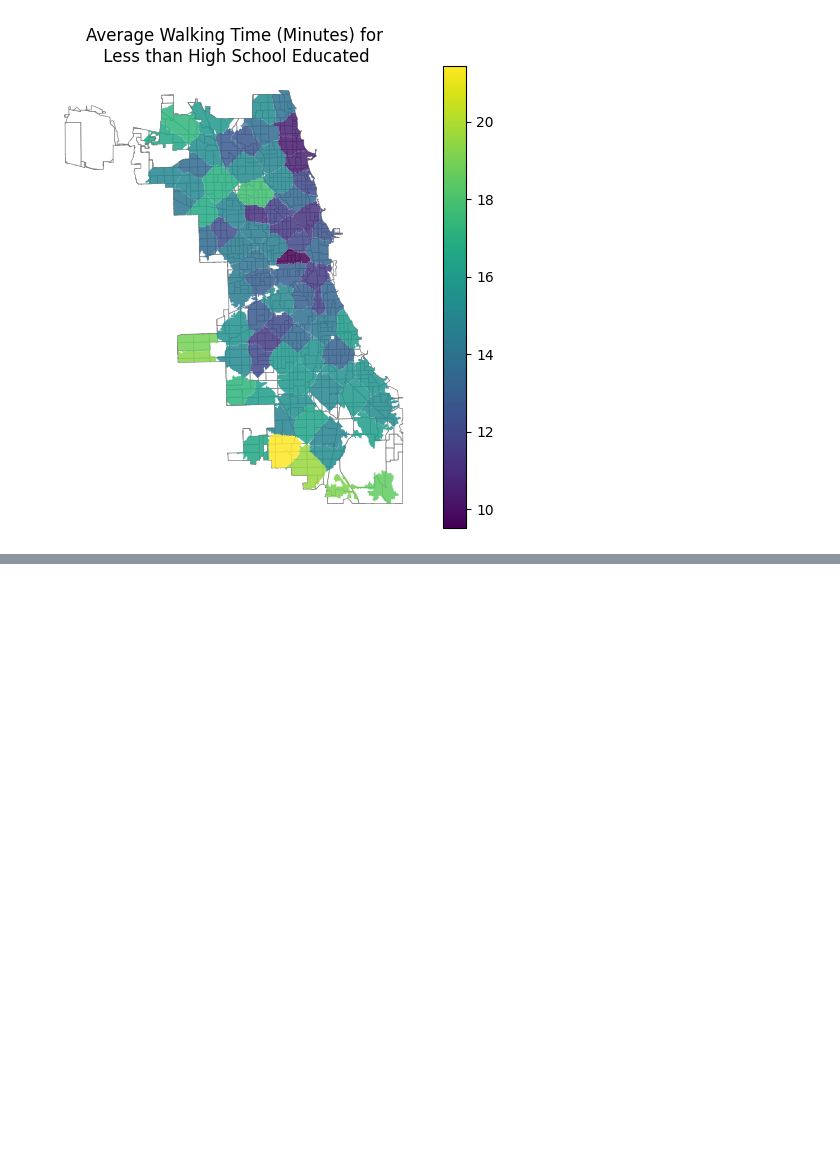
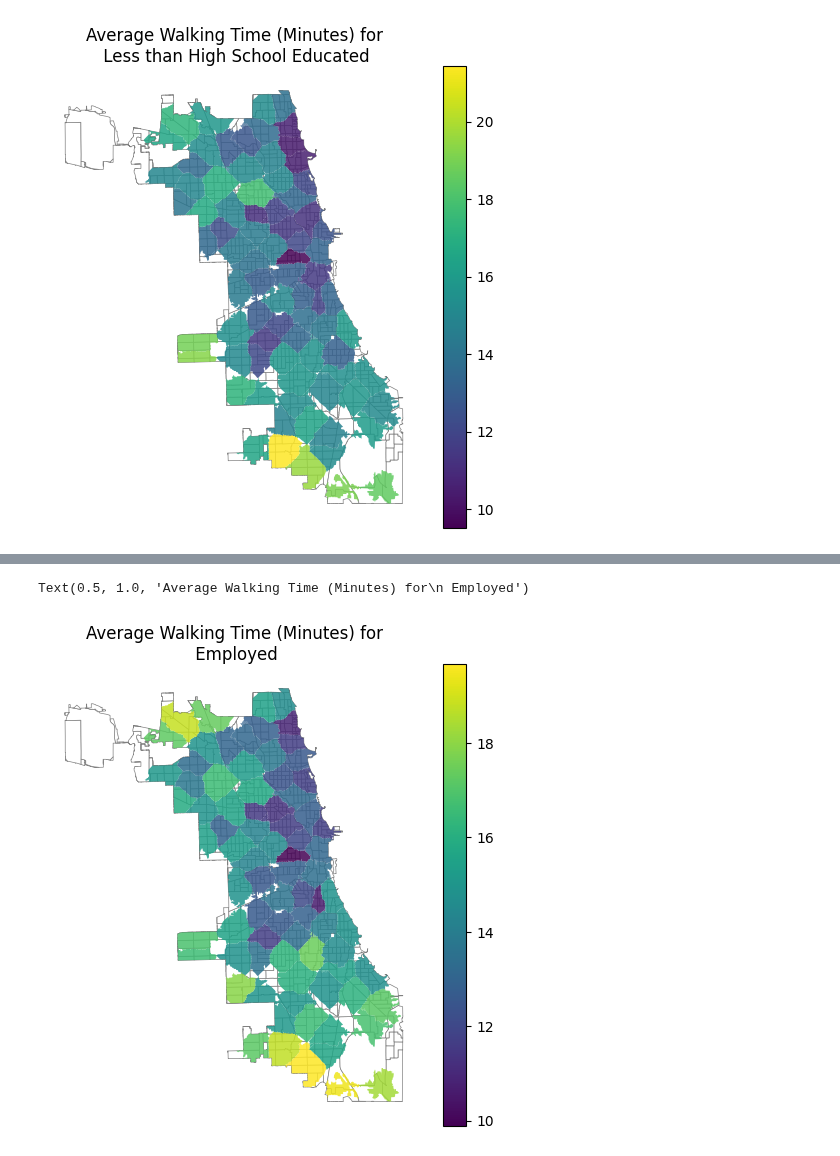
Before and after one commit to Rajvishah12/cpl_project, a Jupyter notebook: can-summer-2023/library neighborhoods/avgTravelTime/avgTravelTimeHeatMaps.ipynb, the cells around one changed output, grey strips where cells are left out. Saved outputs shown, nothing was run; the diff lists cells and outputs as text; code cells hidden in the pictures; blank space fills up the shorter version.

```diff
--- a/can-summer-2023/library neighborhoods/avgTravelTime/avgTravelTimeHeatMaps.ipynb
+++ b/can-summer-2023/library neighborhoods/avgTravelTime/avgTravelTimeHeatMaps.ipynb
@@ -179,0 +202,12 @@ Text(0.5, 1.0, 'Average Walking Time (Minutes) for\n Less than High School Educa
+# %%
+demoAvgWalkingTime['geometry'] = demoAvgWalkingTime['geometry']
+demoAvgWalkingTime = gpd.clip(demoAvgWalkingTime,combinedCensusTracts)
+
+fig, ax = plt.subplots(1, figsize=(6, 6))
+base = censusTracts.plot(ax=ax, color='white', edgecolor='gray', linewidth = .5)
+demoAvgWalkingTime.plot(column='WT: Employed', legend=True, ax=base, alpha = .85)
+ax.axis('off')
+ax.set_title('Average Walking Time (Minutes) for\n Employed', fontdict={'fontsize': '12', 'fontweight' : '3'})
+# %% [output]
+Text(0.5, 1.0, 'Average Walking Time (Minutes) for\n Employed')
+[figure, added]
```
Also changed, not shown: parts of 18 cells of this notebook, 6 other files.
